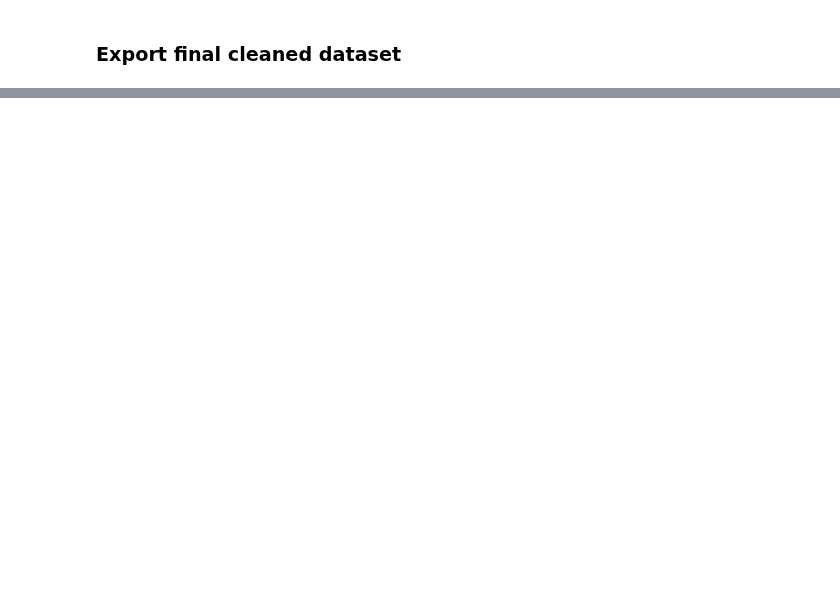
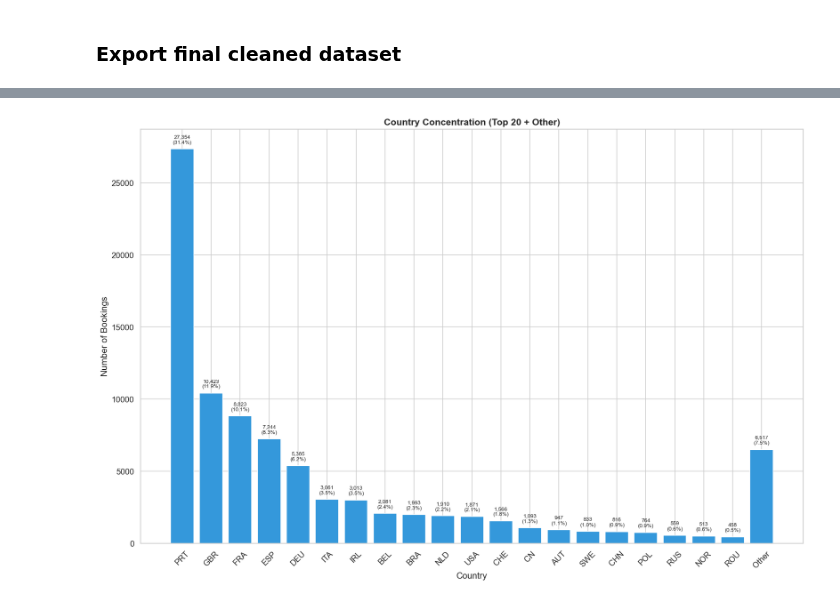
Before and after one commit to jihane1604/Advanced_Business_Analytics, a Jupyter notebook: eda.ipynb, the cells around one changed output, grey strips where cells are left out. Cells and saved outputs as stored; diff of their text form; code cells hidden in the pictures; blank space fills up the shorter version.

```diff
--- a/eda.ipynb
+++ b/eda.ipynb
@@ -459,0 +717,28 @@ df_clean.to_csv('./data/hotel_bookings_cleaned.csv', index=False)
+# %%
+# country concentration
+country_counts = df_clean['country'].value_counts(dropna=False)
+top_n = 20
+top_country = country_counts.head(top_n)
+other_count = country_counts.iloc[top_n:].sum()
+
+country_plot = top_country.copy()
+country_plot.loc['Other'] = other_count
+country_pct = (country_plot / country_plot.sum() * 100).round(1)
+
+fig, ax = plt.subplots(figsize=(15, 10))
+bars = ax.bar(country_plot.index.astype(str), country_plot.values, color='#3498DB')
+ax.set_title('Country Concentration (Top 20 + Other)', fontsize=14, fontweight='bold')
+ax.set_xlabel('Country')
+ax.set_ylabel('Number of Bookings')
+ax.tick_params(axis='x', rotation=45)
+
+y_offset = country_plot.max() * 0.01
+for bar, c, p in zip(bars, country_plot.values, country_pct.values):
+    ax.text(bar.get_x() + bar.get_width()/2, bar.get_height() + y_offset,
+            f'{c:,}\n({p}%)', ha='center', va='bottom', fontsize=8)
+
+plt.tight_layout()
+plt.savefig('./eda_visuals/univariate/15_country_top20_other.png', bbox_inches='tight')
+plt.show()
+# %% [output]
+[figure, added]
```
Also changed, not shown: parts of 61 cells of this notebook, 1 other file.
